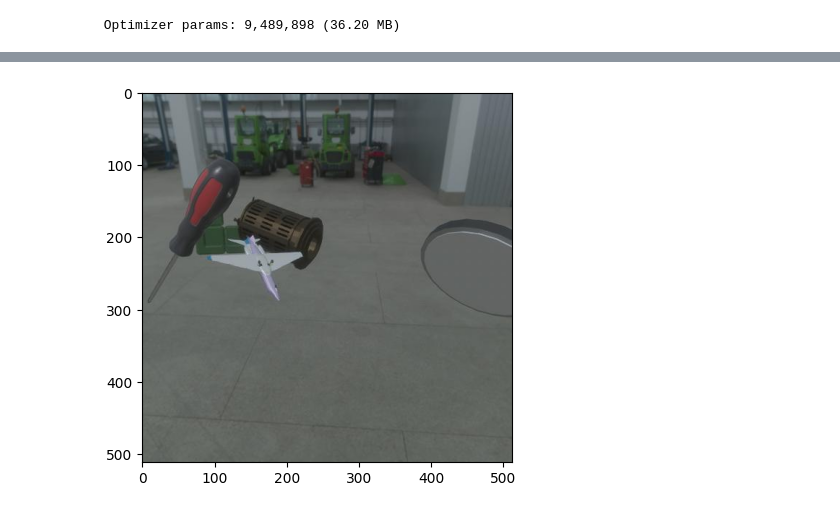
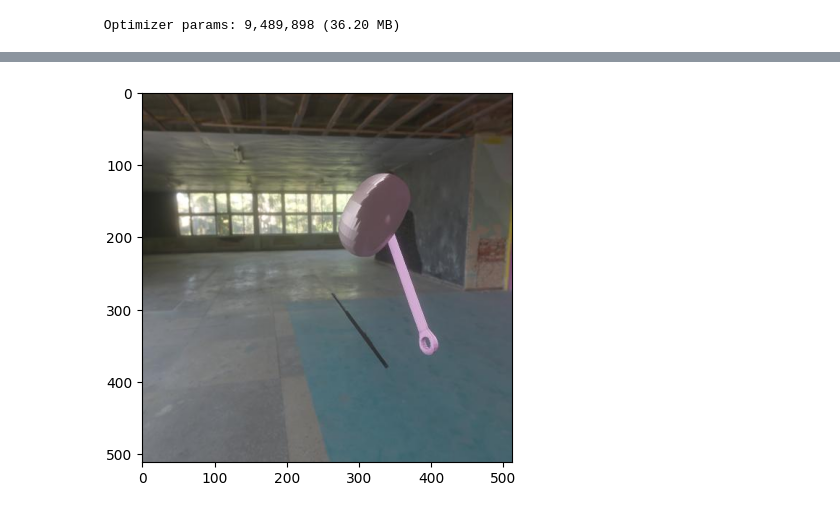
Before and after one commit to LennertM-2054620/MachineLearning, a Jupyter notebook: Project/Check_learning.ipynb, the cells around one changed output, grey strips where cells are left out. Drawn from its saved outputs; the diff is of its cells as text; code cells hidden in the pictures.

```diff
--- a/Project/Check_learning.ipynb
+++ b/Project/Check_learning.ipynb
@@ -57,15 +57,14 @@ Model: "sequential_2"
  Non-trainable params: 0 (0.00 B)
 # %%
 # Loading the image.
-# image = cv2.imread("Data/Synthetic/CombWrench/3_img.jpg")
-image = cv2.imread("Data/Synthetic/Screwdriver/17236_img.jpg")
+image = cv2.imread("Data/Synthetic/CombWrench/3_img.jpg")
 image = cv2.cvtColor(image, cv2.COLOR_BGR2RGB)
 resize = cv2.resize(image, (512,512))
 
 plt.imshow(resize)
 plt.show()
 # %% [output]
-[figure, old version]
+[figure, new version]
 # %%
 yhat = intermediate_model.predict(np.expand_dims(resize, 0))
 # %% [output]
```
Also changed, not shown: parts of 3 cells of this notebook.
